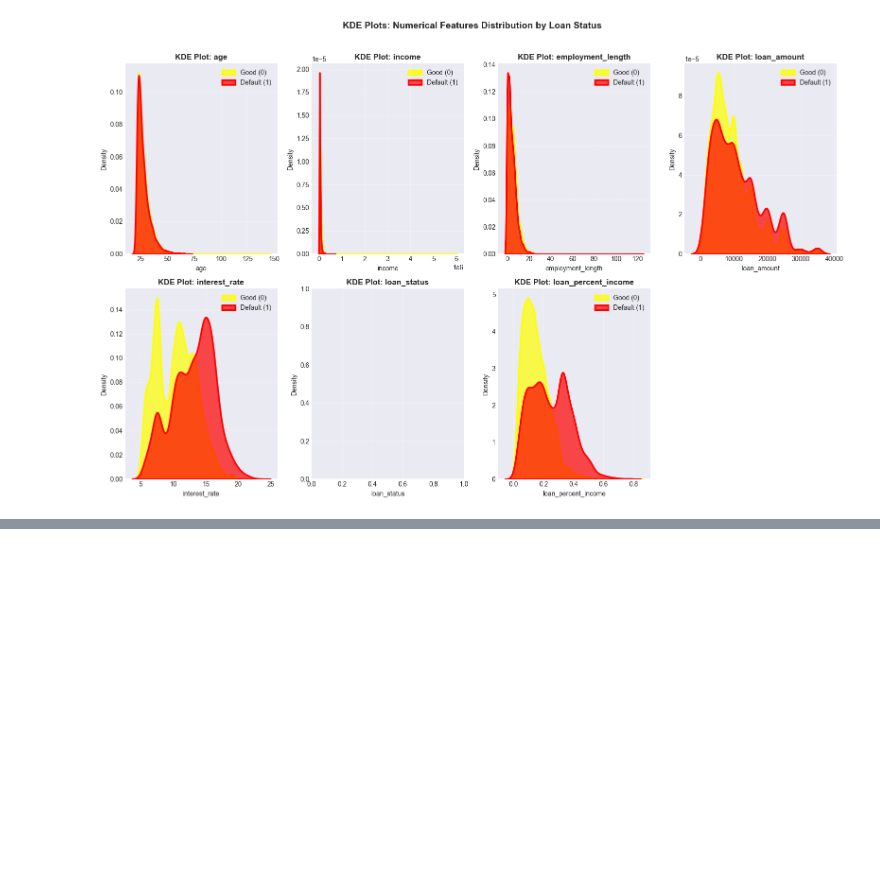
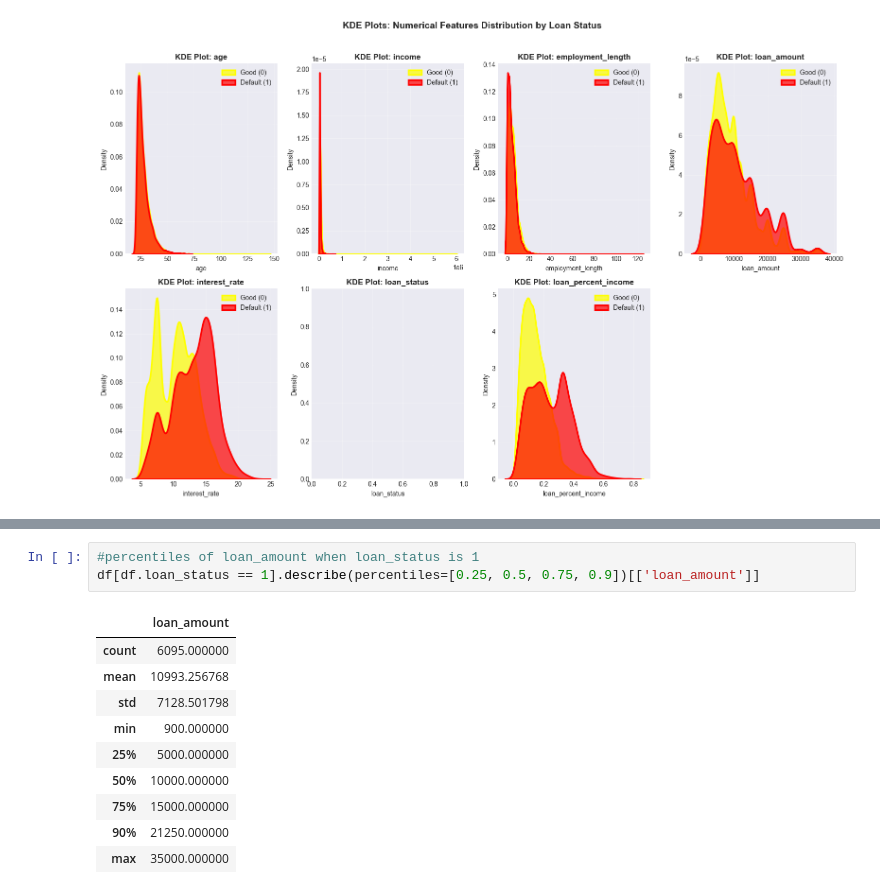
Before and after one commit to ajayn3300/Credit-Risk-Modelling, a Jupyter notebook: credit risk modelling.ipynb, the cells around one changed output, grey strips where cells are left out. Drawn from its saved outputs; the diff is of its cells as text; blank space fills up the shorter version.

```diff
--- a/credit risk modelling.ipynb
+++ b/credit risk modelling.ipynb
@@ -407,0 +481,14 @@ plt.show()
+# %%
+#percentiles of loan_amount when loan_status is 1
+df[df.loan_status == 1].describe(percentiles=[0.25, 0.5, 0.75, 0.9])[['loan_amount']]
+# %% [output]
+|  | loan_amount |
+| count | 6095.000000 |
+| mean | 10993.256768 |
+| std | 7128.501798 |
+| min | 900.000000 |
+| 25% | 5000.000000 |
+| 50% | 10000.000000 |
+| 75% | 15000.000000 |
+| 90% | 21250.000000 |
+| max | 35000.000000 |
```
Also changed, not shown: parts of 21 cells of this notebook.
